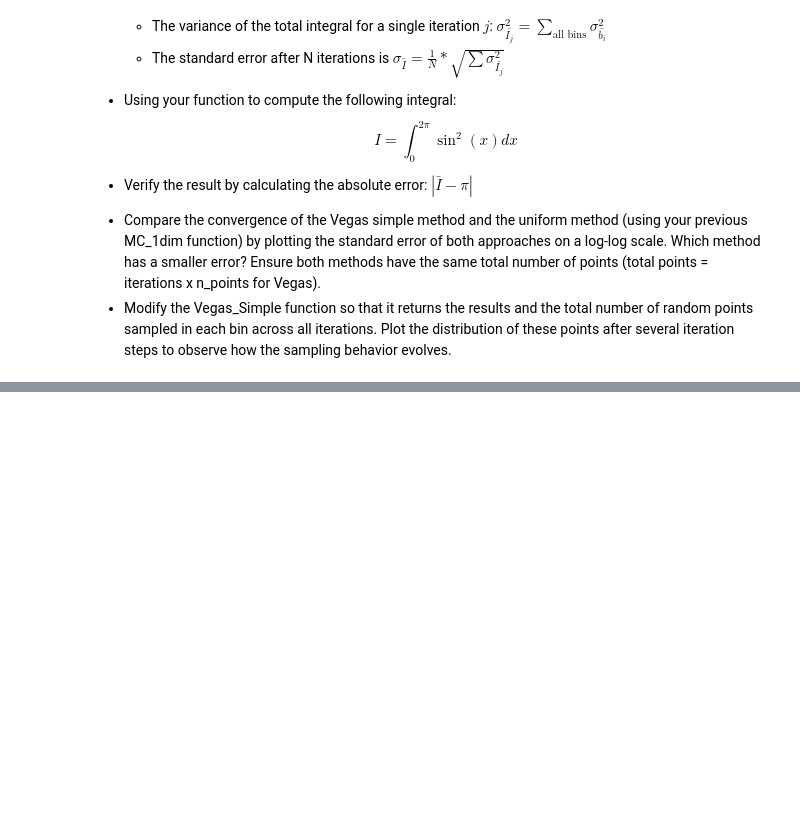
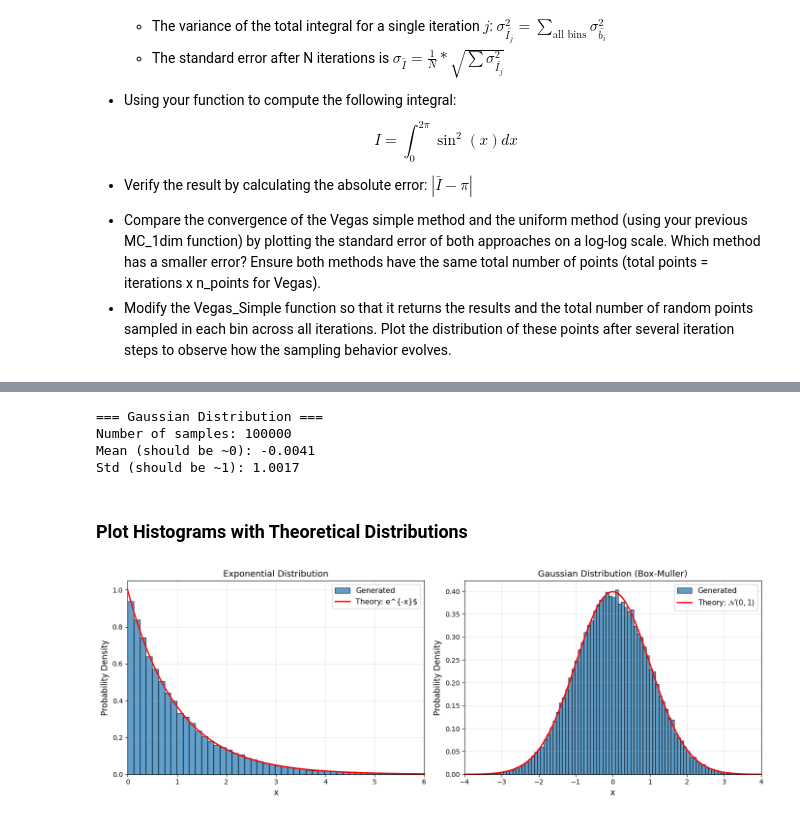
Before and after one commit to mawojcik/symulacje-monte-carlo, a Jupyter notebook: problem_sheet2_Maciej_Wojcik.ipynb, the cells around one changed output, grey strips where cells are left out. Drawn from its saved outputs; the diff is of its cells as text; code cells hidden in the pictures; blank space fills up the shorter version.

```diff
--- a/problem_sheet2_Maciej_Wojcik.ipynb
+++ b/problem_sheet2_Maciej_Wojcik.ipynb
@@ -32,0 +292,55 @@ Use the uniform distribution to generate an exponential distribution $p(x) = e^{
+# %%
+n_samples = 100000
+sigma = 1.0
+
+r = np.random.uniform(0, 1, n_samples)
+s = np.random.uniform(0, 1, n_samples)
+
+x = np.sqrt(-2 * sigma**2 * np.log(r)) * np.cos(2 * np.pi * s)
+y = np.sqrt(-2 * sigma**2 * np.log(r)) * np.sin(2 * np.pi * s)
+
+x_gaussian = x
+
+print("=== Gaussian Distribution ===")
+print(f"Number of samples: {n_samples}")
+print(f"Mean (should be ~0): {np.mean(x_gaussian):.4f}")
+print(f"Std (should be ~1): {np.std(x_gaussian):.4f}")
+# %% [output]
+=== Gaussian Distribution ===
+Number of samples: 100000
+Mean (should be ~0): -0.0041
+Std (should be ~1): 1.0017
+# %% [markdown]
+### Plot Histograms with Theoretical Distributions
+# %%
+fig, (ax1, ax2) = plt.subplots(1, 2, figsize=(14, 5))
+
+# Exponential distribution
+ax1.hist(x_exp, bins=100, density=True, alpha=0.7, edgecolor='black', label='Generated')
+x_theory = np.linspace(0, 6, 200)
+y_theory = np.exp(-x_theory)
+ax1.plot(x_theory, y_theory, 'r-', linewidth=2, label='Theory: e^{-x}$')
+ax1.set_xlabel('x', fontsize=12)
+ax1.set_ylabel('Probability Density', fontsize=12)
+ax1.set_title('Exponential Distribution', fontsize=13)
+ax1.legend(fontsize=11)
+ax1.grid(True, alpha=0.3)
+ax1.set_xlim(0, 6)
+
+# Gaussian distribution
+ax2.hist(x_gaussian, bins=100, density=True, alpha=0.7, edgecolor='black', label='Generated')
+x_theory2 = np.linspace(-4, 4, 200)
+y_theory2 = (1/np.sqrt(2*np.pi)) * np.exp(-0.5 * x_theory2**2)
+ax2.plot(x_theory2, y_theory2, 'r-', linewidth=2, label=r'Theory: $\mathcal{N}(0,1)$')
+ax2.set_xlabel('x', fontsize=12)
+ax2.set_ylabel('Probability Density', fontsize=12)
+ax2.set_title('Gaussian Distribution (Box-Muller)', fontsize=13)
+ax2.legend(fontsize=11)
+ax2.grid(True, alpha=0.3)
+ax2.set_xlim(-4, 4)
+
+plt.tight_layout()
+plt.savefig('exercise2_distributions.png', dpi=150, bbox_inches='tight')
+plt.show()
+# %% [output]
+[figure, added]
```
Also changed, not shown: parts of 18 cells of this notebook.
